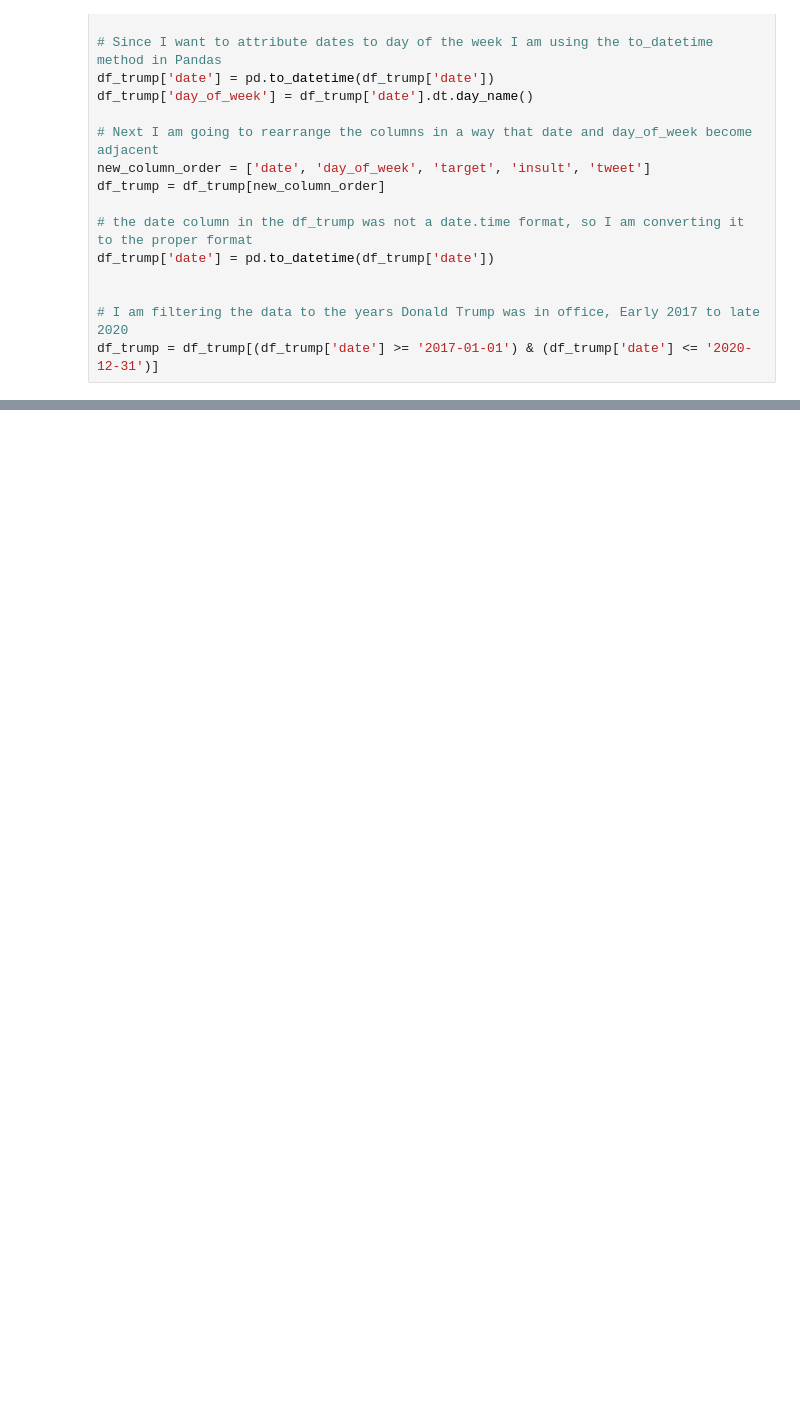
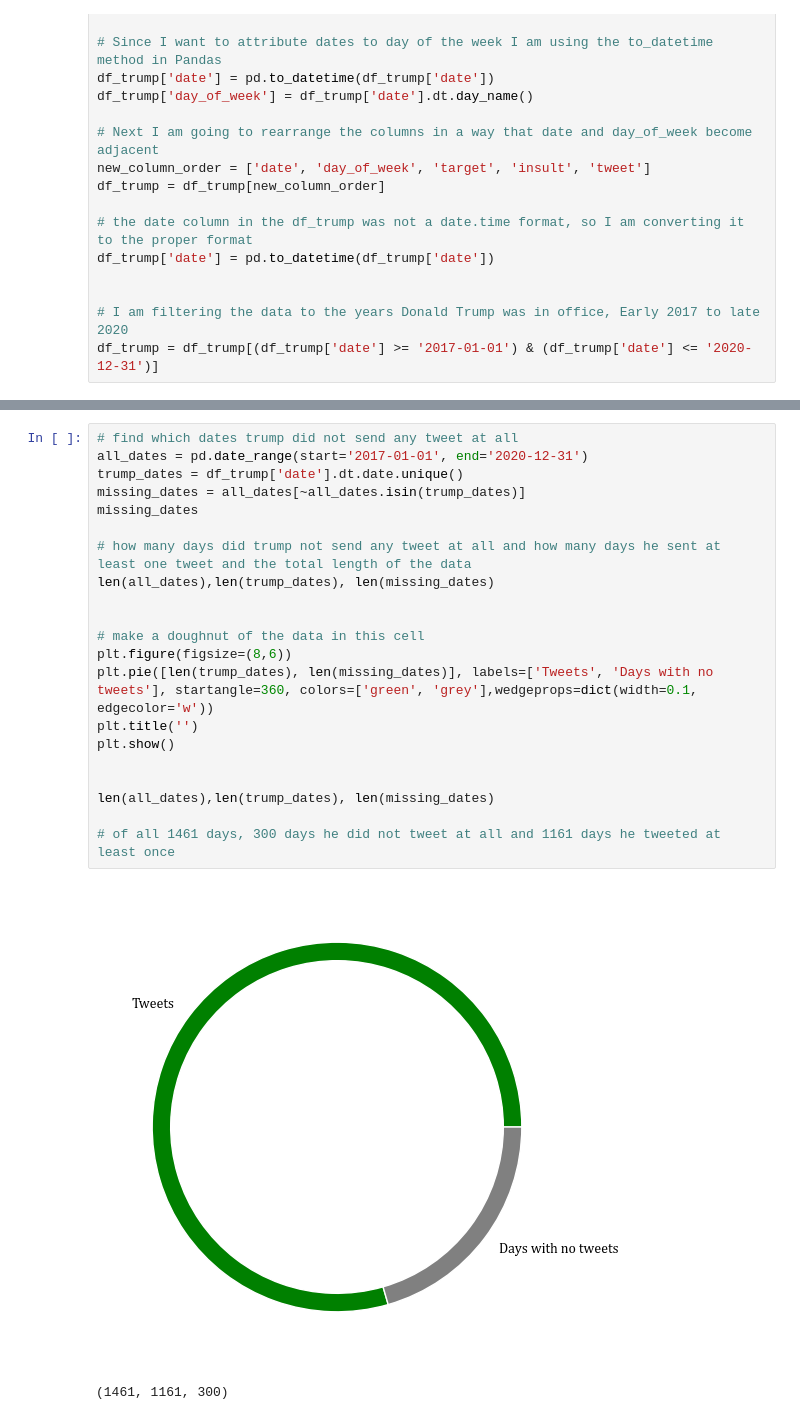
Before and after one commit to Htbibalan/PYTHON_COURSE_2024, a Jupyter notebook: notebooks/hel8048_project.ipynb, the cells around one changed output, grey strips where cells are left out. Drawn from its saved outputs; the diff is of its cells as text; blank space fills up the shorter version.

```diff
--- a/notebooks/hel8048_project.ipynb
+++ b/notebooks/hel8048_project.ipynb
@@ -363,0 +84,24 @@ top_10_dates
+# %%
+# find which dates trump did not send any tweet at all
+all_dates = pd.date_range(start='2017-01-01', end='2020-12-31')
+trump_dates = df_trump['date'].dt.date.unique()
+missing_dates = all_dates[~all_dates.isin(trump_dates)]
+missing_dates
+
+# how many days did trump not send any tweet at all and how many days he sent at least one tweet and the total length of the data
+len(all_dates),len(trump_dates), len(missing_dates)
+
+
+# make a doughnut of the data in this cell
+plt.figure(figsize=(8,6))
+plt.pie([len(trump_dates), len(missing_dates)], labels=['Tweets', 'Days with no tweets'], startangle=360, colors=['green', 'grey'],wedgeprops=dict(width=0.1, edgecolor='w'))
+plt.title('')
+plt.show()
+
+
+len(all_dates),len(trump_dates), len(missing_dates)
+
+# of all 1461 days, 300 days he did not tweet at all and 1161 days he tweeted at least once
+# %% [output]
+[figure, added]
+(1461, 1161, 300)
```
Also changed, not shown: parts of 41 cells of this notebook, 21 other files.
